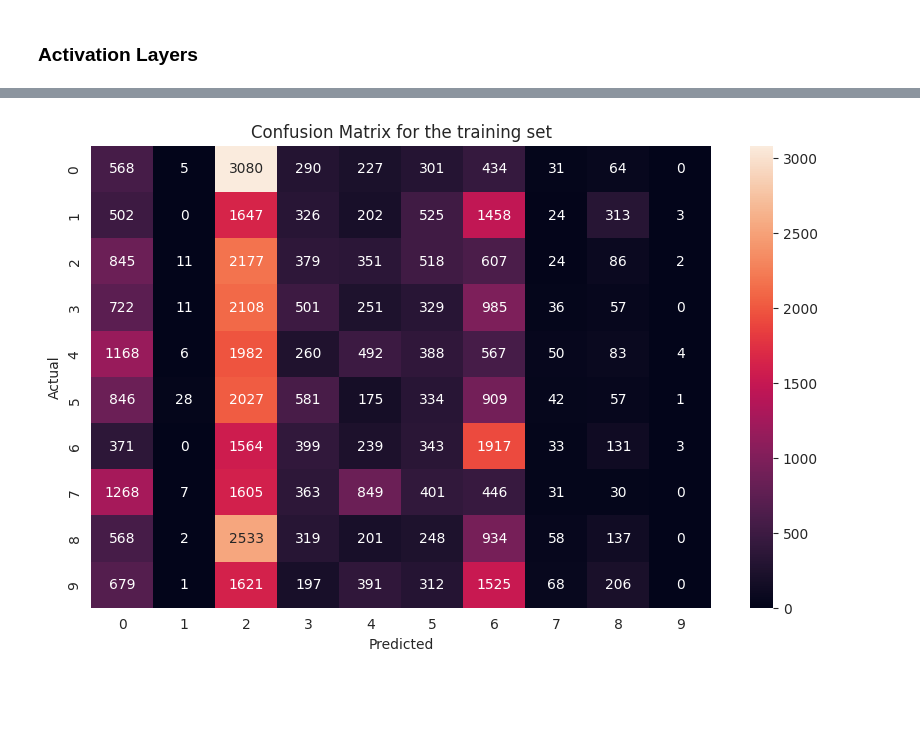
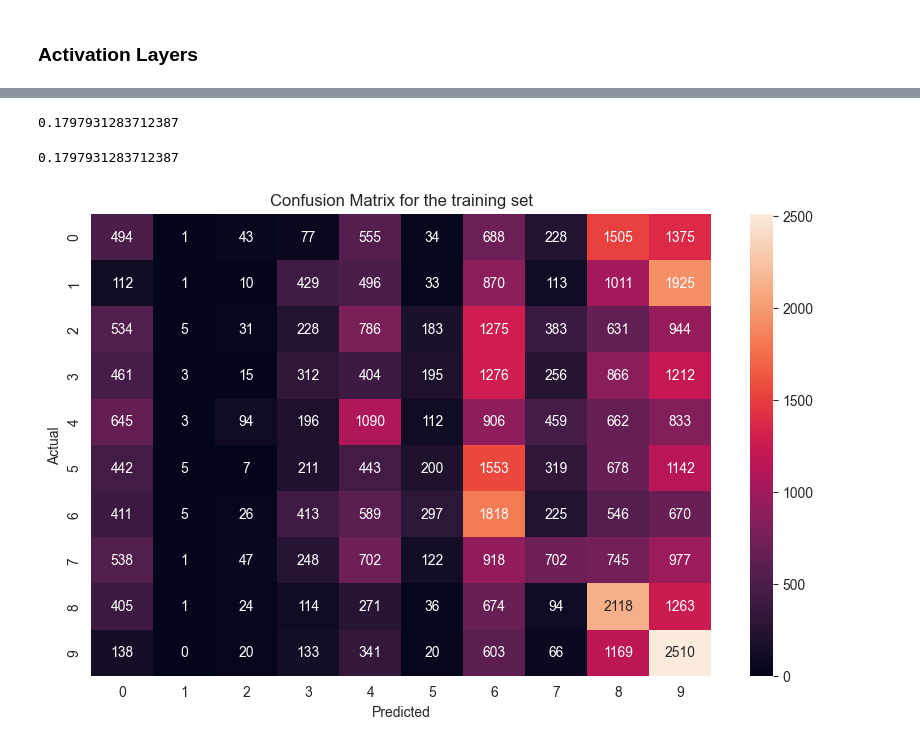
Before and after one commit to parissashahabi/CIFAR-10-Image-Classification-Using-MLP-and-RBF, a Jupyter notebook: Neuro-Evolution/Neuro_evolution.ipynb, the cells around one changed output, grey strips where cells are left out. Cells and saved outputs as stored; diff of their text form; code cells hidden in the pictures; blank space fills up the shorter version.

```diff
--- a/Neuro-Evolution/Neuro_evolution.ipynb
+++ b/Neuro-Evolution/Neuro_evolution.ipynb
@@ -14,7 +14,7 @@ from sklearn.metrics import confusion_matrix, f1_score
 import math
 from tqdm import tqdm
 # %%
-N_ITER = 4
+N_ITER = 20
 POPULATION_SIZE = 50
 MUT_PROB = 0.9
 RECOMB_PROB = 0.1
@@ -24,7 +24,7 @@ print(device)
 # %% [output]
 cuda
 # %%
-image_resize = 128
+image_resize = 64
 transform = transforms.Compose([
     transforms.Resize((image_resize, image_resize)), # Resize to 128 x 128 (height x width)
     transforms.ToTensor(),
@@ -386,16 +392,64 @@ KeyboardInterrupt:
+# %%
+y_predtr= torch.zeros(0,dtype=torch.long, device=device)
+y_true_train = torch.zeros(0,dtype=torch.long, device=device)
+y_predts= torch.zeros(0,dtype=torch.long, device=device)
+y_true_test = torch.zeros(0,dtype=torch.long, device=device)
+test_accuracy =  0
+for x_train, y_train in tqdm(train_dataloader, desc=f"confusion matrix train", colour="blue"):
+        # Forward pass
+        x_train, y_train = x_train.to(device), y_train.to(device)
+        x = feature_extractor(x_train)
+        x = ans.model.Layer1.forward(x)
+        x = ans.model.Act1.forward(x)
+        x = ans.model.Layer2.forward(x)
+        x = ans.model.Act2.forward(x)
+
+
+        # Report batch metrics
+        y_predict_train = torch.argmax(x, dim=1)
+        accuracy = torch.mean((y_train == y_predict_train).float())
+        y_predtr=torch.cat([y_predtr,y_predict_train.view(-1)])
+        y_true_train=torch.cat([y_true_train,y_train.view(-1)])
+
+with torch.no_grad():
+    for x_test, y_test in tqdm(test_dataloader, desc=f"onfusion matrix test", colour="green"):
+            # Forward pass
+            x_test, y_test = x_test.to(device), y_test.to(device)
+            x = feature_extractor(x_test)
+            x = ans.model.Layer1.forward(x)
+            x = ans.model.Act1.forward(x)
+            x = ans.model.Layer2.forward(x)
+            x = ans.model.Act2.forward(x)
+
+
+            # Report batch metrics
+            y_predict_test = torch.argmax(x, dim=1)
+            accuracy = torch.mean((y_test == y_predict_test).float())
+            test_accuracy += accuracy.item()
+            y_predts=torch.cat([y_predts,y_predict_test.view(-1)])
+            y_true_test=torch.cat([y_true_test,y_test.view(-1)])
+
+test_accuracy /= len(test_dataloader)
+print(test_accuracy)
+# %% [output]
+0.1797931283712387
+# %%
+print(test_accuracy)
+# %% [output]
+0.1797931283712387
 # %%
 #Confusion Matrix for the training set
-y_predtr_numpy = ans.model.y_predtr.data.cpu().numpy()
-y_train_numpy = ans.model.y_true_train.data.cpu().numpy()
+y_predtr_numpy = y_predtr.data.cpu().numpy()
+y_train_numpy = y_true_train.data.cpu().numpy()
 cm_train = confusion_matrix(y_train_numpy, y_predtr_numpy)
 plt.subplots(figsize=(10, 6))
 sb.heatmap(cm_train, annot = True, fmt = 'g')
 plt.xlabel("Predicted")
 plt.ylabel("Actual")
 plt.title("Confusion Matrix for the training set")
 plt.show()
 # %% [output]
-[figure, old version]
+[figure, new version]
 # %%
 print(f1_score(y_train_numpy, y_predtr_numpy, average='weighted'))
 # %% [output]
```
Also changed, not shown: parts of 6 cells of this notebook, 4 other files.
